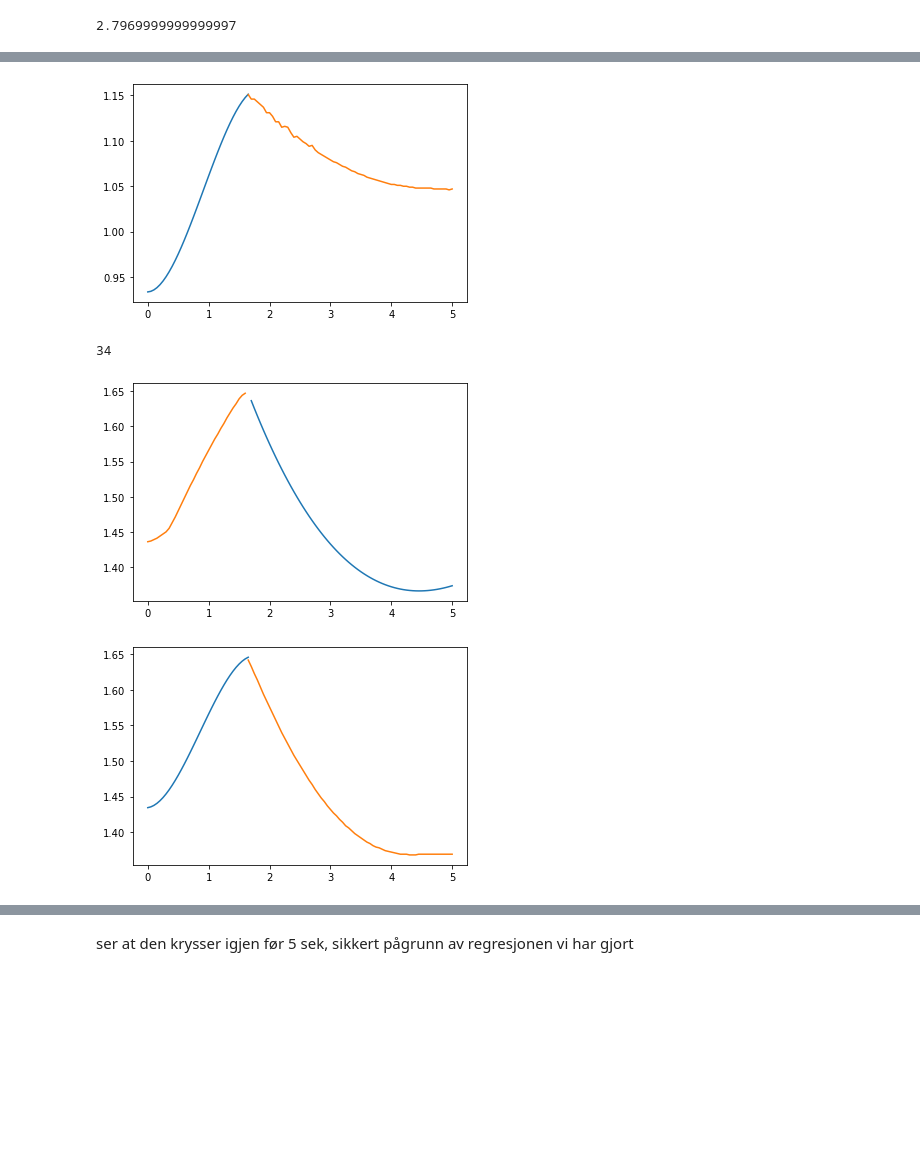
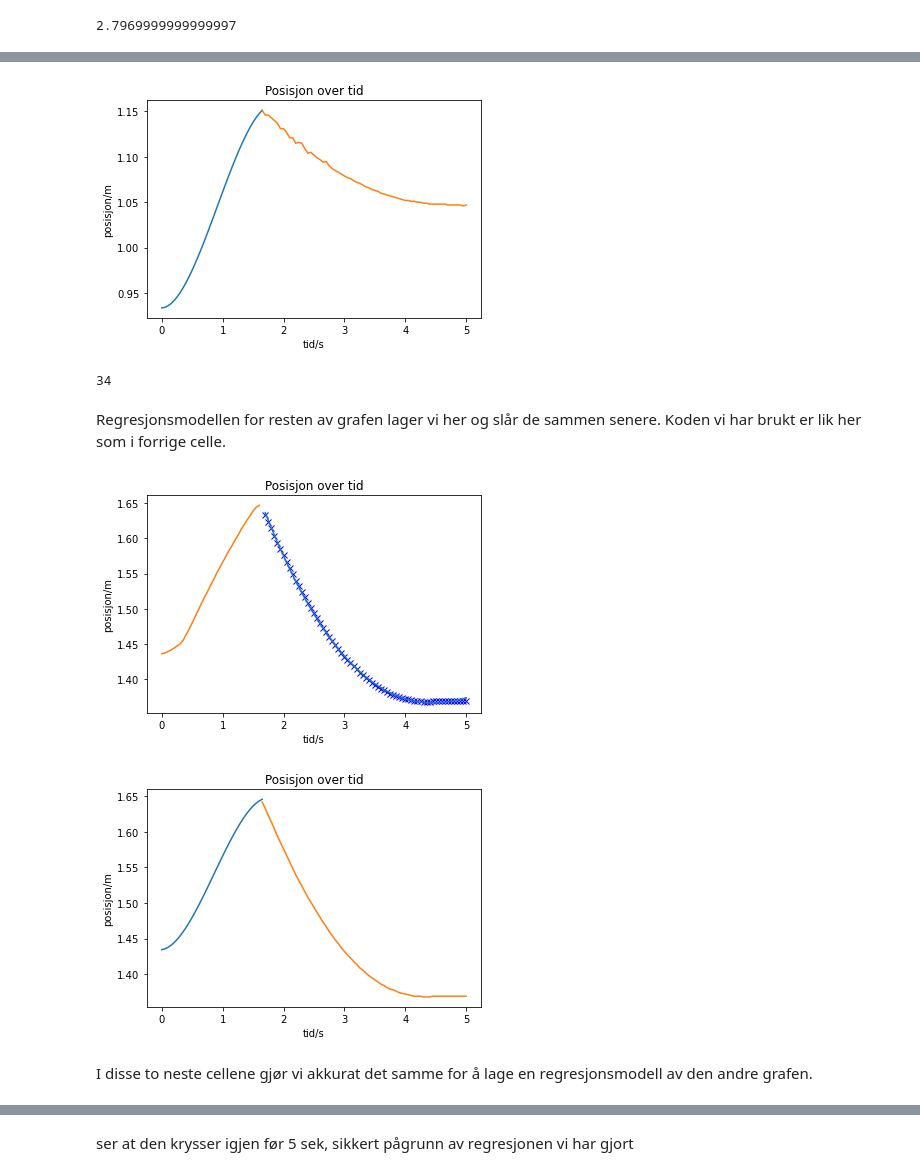
Before and after one commit to MrBartus/Progmod-heldag, a Jupyter notebook: Togkollisjon-finalcut.ipynb, the cells around one changed output, grey strips where cells are left out. Cells and saved outputs as stored; diff of their text form; code cells hidden in the pictures; blank space fills up the shorter version.

```diff
--- a/Togkollisjon-finalcut.ipynb
+++ b/Togkollisjon-finalcut.ipynb
@@ -62,29 +79,34 @@ len(xverdier)
 # %%
 y_data_2 = pos2[:34]
 x_data_2 = tid[:34]
 
 def funksjon(x, a, b, c, d):
     return a * x**3 + b*x**2 + c*x + d
 
 #plt.plot(x_data_2, y_data_2, "xb")
 
 popt, pcov = curve_fit(funksjon, x_data_2, y_data_2)
 
 xverdier_2 = np.linspace(tid[0], tid[33], len(pos2[:34]))
 yverdier_2 = funksjon(xverdier_2, *popt)
 
 plt.plot(xverdier_2, yverdier_2)
 plt.plot(tid[33:], pos2[33:])
+plt.xlabel("tid/s")
+plt.ylabel("posisjon/m")
+plt.title("Posisjon over tid")
 plt.show()
 len(xverdier_2)
 # %% [output]
-[figure, old version]
+[figure, new version]
 34
+# %% [markdown]
+Regresjonsmodellen for resten av grafen lager vi her og slår de sammen senere. Koden vi har brukt er lik her som i forrige celle.
 # %%
 y_data_1 = pos1[34:]
 x_data_1 = tid[34:]
 
-#plt.plot(x_data_1, y_data_1, "xb")
+plt.plot(x_data_1, y_data_1, "xb")
 
 popt, pcov = curve_fit(funksjon, x_data_1, y_data_1)
 
@@ -93,9 +115,12 @@ yverdier_1 = funksjon(xverdier_1, *popt)
 
 plt.plot(xverdier_1, yverdier_1)
 plt.plot(tid[:33], pos1[:33])
+plt.xlabel("tid/s")
+plt.ylabel("posisjon/m")
+plt.title("Posisjon over tid")
 plt.show()
 # %% [output]
-[figure, old version]
+[figure, new version]
 # %%
 y_data_3 = pos1[:34]
 x_data_3 = tid[:34]
@@ -109,9 +134,14 @@ yverdier_3 = funksjon(xverdier_3, *popt)
 
 plt.plot(xverdier_3, yverdier_3)
 plt.plot(tid[33:], pos1[33:])
+plt.xlabel("tid/s")
+plt.ylabel("posisjon/m")
+plt.title("Posisjon over tid")
 plt.show()
 # %% [output]
-[figure, old version]
+[figure, new version]
+# %% [markdown]
+I disse to neste cellene gjør vi akkurat det samme for å lage en regresjonsmodell av den andre grafen.
 # %%
 plot_x = []
 plot_y = []
```
Also changed, not shown: parts of 21 cells of this notebook.
